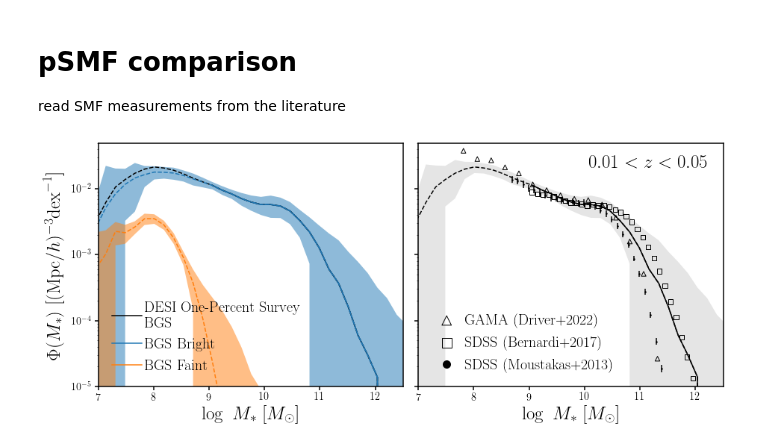
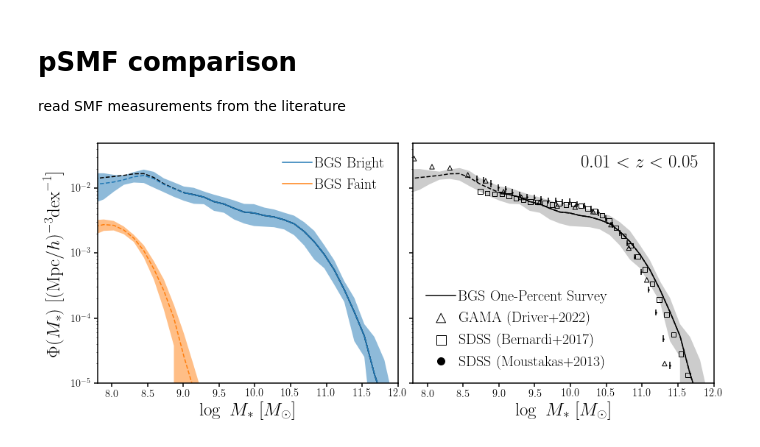
Before and after one commit to changhoonhahn/gapos, a Jupyter notebook: papers/edr/nb/psmf.ipynb, the cells around one changed output. Cells and saved outputs as stored; diff of their text form; code cells hidden in the pictures.

Commit message:
updated pSMF plots

```diff
--- a/papers/edr/nb/psmf.ipynb
+++ b/papers/edr/nb/psmf.ipynb
@@ -159,13 +159,13 @@ m13_logsmf_sig = np.array([0.052, 0.048, 0.059, 0.052, 0.050, 0.053, 0.046, 0.05
 # Phi is in Mpc^3/h70^3
 d22_logms = np.linspace(6.875, 11.625, 20) + np.log10(0.7**2)
 d22_logsmf = np.array([-0.691, -1.084, -1.011, -1.349, -1.287, -1.544, -1.669, -1.688, -1.795, -1.886,
-                       -2.055, -2.142, -2.219, -2.274, -2.292, -2.361, -2.561, -2.922, -3.414, -4.704]) + 0.0807
-d22_logsmf -= np.log10((Planck13.H0.value / 70)**3)
+                       -2.055, -2.142, -2.219, -2.274, -2.292, -2.361, -2.561, -2.922, -3.414, -4.704])# + 0.0807
+#d22_logsmf -= np.log10((Planck13.H0.value / 70)**3)
 d22_logsmf_sig = np.array([0.176, 0.125, 0.071, 0.092, 0.079, 0.071, 0.045, 0.032, 0.024, 0.020, 0.014, 0.010,
                           0.009, 0.009, 0.009, 0.010, 0.013, 0.019, 0.032, 0.138])
 # %%
 # bernardi+(2018)
-b18_logms = np.linspace(9.05, 12.15, 32)
+b18_logms = np.linspace(9.05, 12.15, 32) + np.log10(0.7**2)
 b18_logsmf = np.array([-2.051, -2.075, -2.092, -2.089, -2.118, -2.159, -2.183, -2.208, -2.213, -2.231,
                       -2.252, -2.240, -2.252, -2.250, -2.274, -2.314, -2.357, -2.421, -2.504, -2.611,
                        -2.732, -2.885, -3.055, -3.252, -3.472, -3.715, -3.950, -4.254, -4.554, -4.881,
@@ -186,54 +186,57 @@ sub.plot(psmfs_all[i][:,0][psmfs_all[i][:,0] > Mlims[i]],
 
 sub.plot(psmfs[i][:,0], psmfs[i][:,1], color='C0', ls='--')
 sub.plot(psmfs[i][:,0][psmfs[i][:,0] > Mlims[i]], psmfs[i][:,1][psmfs[i][:,0] > Mlims[i]], c='C0', ls='-')
-sub.fill_between(psmfs[i][:,0], psmfs[i][:,1]-psmfs[i][:,2], psmfs[i][:,1]+psmfs[i][:,2],
+sub.fill_between(psmfs[i][:,0],
+                 (psmfs[i][:,1]-psmfs[i][:,2]).clip(1e-6, None),
+                 (psmfs[i][:,1]+psmfs[i][:,2]),
                  color='C0', edgecolor='none', alpha=0.5)
 
 sub.plot(psmfs_faint[i][:,0], psmfs_faint[i][:,1], color='C1', ls='--')
 sub.fill_between(psmfs_faint[i][:,0], psmfs_faint[i][:,1]-psmfs_faint[i][:,2], psmfs_faint[i][:,1]+psmfs_faint[i][:,2],
                  color='C1', edgecolor='none', alpha=0.5)
-sub.plot([], [], c='k', label=r'DESI One-Percent Survey'+'\n'+'BGS')
 sub.plot([], [], c='C0', label=r'BGS Bright')
 sub.plot([], [], c='C1', label=r'BGS Faint')
 
-sub.legend(loc='lower left', fontsize=20, markerscale=4, handletextpad=0.2)
+sub.legend(loc='upper right', fontsize=20, markerscale=4, handletextpad=0.2)
 sub.set_xlabel(r'$\log~M_*$  [$M_\odot$]', fontsize=25)
-sub.set_xlim(7., 12.5)
+sub.set_xlim(7.8, 12.)
 sub.set_ylabel(r'$\Phi(M_*)$  [$({\rm Mpc}/h)^{-3}{\rm dex}^{-1}$]', labelpad=10, fontsize=25)
 sub.set_yscale('log')
 sub.set_ylim(1e-5, 5e-2)
 
 sub = fig.add_subplot(122)
 sub.plot(psmfs_all[i][:,0], psmfs_all[i][:,1], color='k', ls='--')
 sub.plot(psmfs_all[i][:,0][psmfs_all[i][:,0] > Mlims[i]],
          psmfs_all[i][:,1][psmfs_all[i][:,0] > Mlims[i]],
          c='k', ls='-')
 sub.fill_between(psmfs_all[i][:,0],
-                 psmfs_all[i][:,1] - psmfs_all[i][:,2],
-                 psmfs_all[i][:,1] + psmfs_all[i][:,2],
-                 color='k', edgecolor='none', alpha=0.1)
+                 (psmfs_all[i][:,1] - psmfs_all[i][:,2]),#.clip(1e-6, None),
+                 (psmfs_all[i][:,1] + psmfs_all[i][:,2]),
+                 color='k', edgecolor='none', alpha=0.2)
 sub.errorbar(m13_logms, 10**m13_logsmf,
              yerr=[10**m13_logsmf - 10**(m13_logsmf - m13_logsmf_sig), 10**(m13_logsmf + m13_logsmf_sig) - 10**m13_logsmf],
              fmt='.k', markersize=3)
 sub.scatter(d22_logms, 10**d22_logsmf, marker='^', s=40, facecolor='none', edgecolor='k')
 sub.scatter(b18_logms, 10**b18_logsmf, marker='s', s=40, facecolor='none', edgecolor='k')
 
 #             yerr=[10**d22_logsmf - 10**(d22_logsmf - d22_logsmf_sig), 10**(d22_logsmf + d22_logsmf_sig) - 10**d22_logsmf],
 #             fmt='.k', markersize=3, label='GAMA (Driver+2022)')
+
+sub.plot([], [], c='k', label=r'BGS One-Percent Survey')
 sub.errorbar([], [], fmt='.k', markersize=5, label='SDSS (Moustakas+2013)')
 sub.scatter([], [], marker='^', s=10, facecolor='none', edgecolor='k', label='GAMA (Driver+2022)')
 sub.scatter([], [], marker='s', s=10, facecolor='none', edgecolor='k', label='SDSS (Bernardi+2017)')
 
 
 sub.legend(loc='lower left', fontsize=20, markerscale=4, handletextpad=0.2)
 sub.set_xlabel(r'$\log~M_*$  [$M_\odot$]', fontsize=25)
-sub.set_xlim(7., 12.5)
+sub.set_xlim(7.8, 12.)
 
 sub.set_yscale('log')
 sub.set_ylim(1e-5, 5e-2)
 sub.set_yticklabels([])
 sub.text(0.95, 0.95, r'$0.01 < z < 0.05$', ha='right', va='top', fontsize=25, transform=sub.transAxes)
 fig.subplots_adjust(wspace=0.05)
 fig.savefig('../figs/psmf_bgs_any_comp.pdf', bbox_inches='tight')
 # %% [output]
-[figure, old version]
+[figure, new version]
```
Also changed, not shown: parts of 3 cells of this notebook, 4 other files.
